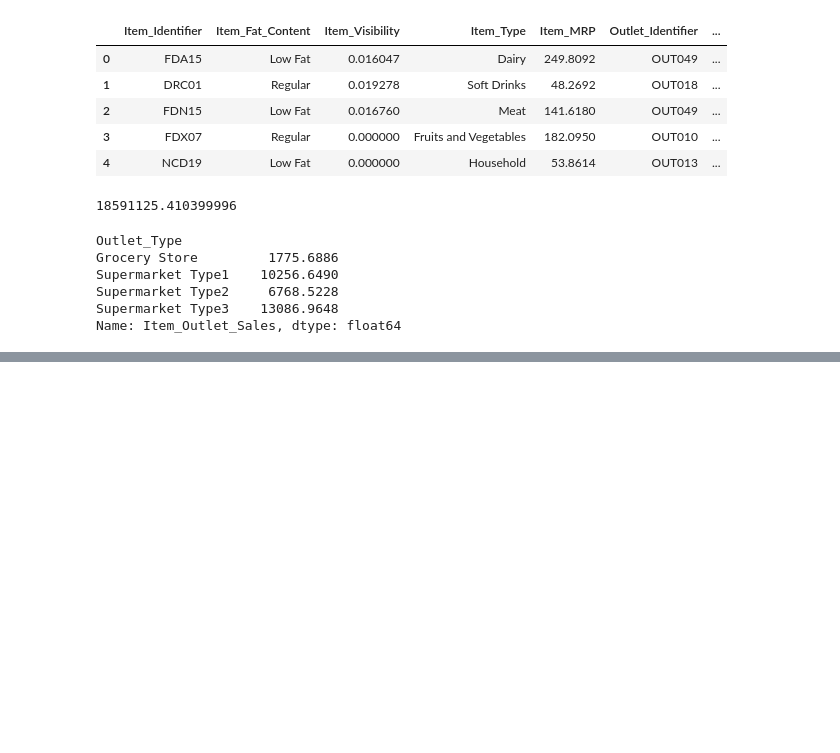
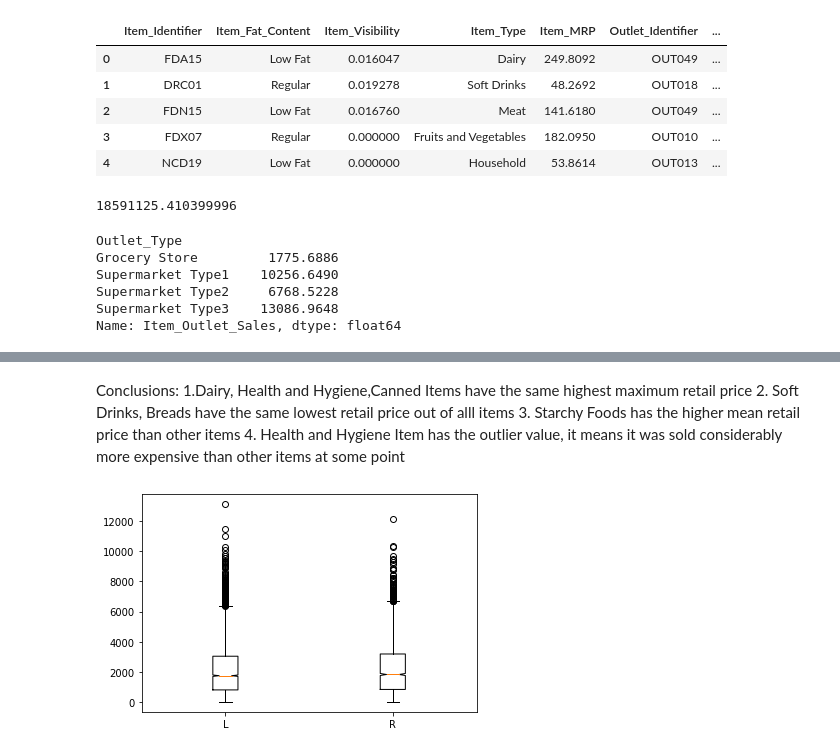
Before and after one commit to altynbektilepbergenov/Food-Sales-predictions, a Jupyter notebook: Sales_predictions.ipynb, the cells around one changed output, grey strips where cells are left out. Drawn from its saved outputs; the diff is of its cells as text; code cells hidden in the pictures; blank space fills up the shorter version.

```diff
--- a/Sales_predictions.ipynb
+++ b/Sales_predictions.ipynb
@@ -292,0 +319,15 @@ Name: Item_Outlet_Sales, dtype: float64
+# %% [markdown]
+Conclusions:
+1.Dairy, Health and Hygiene,Canned Items have the same highest maximum retail price
+2. Soft Drinks, Breads have the same lowest retail price out of alll items
+3. Starchy Foods has the higher mean retail price than other items
+4. Health and Hygiene Item has the outlier value, it means it was sold considerably more expensive than other items at some point
+# %%
+Low = df.loc[df['Item_Fat_Content'] =='Low Fat', 'Item_Outlet_Sales']
+Regular = df.loc[df['Item_Fat_Content'] == 'Regular', 'Item_Outlet_Sales']
+fig = plt.figure();
+df1=df
+df1 = fig.add_subplot(111)
+df1.boxplot([Low,Regular], notch=True, labels=['L', 'R']);
+# %% [output]
+[figure, added]
```
Also changed, not shown: parts of 31 cells of this notebook.
